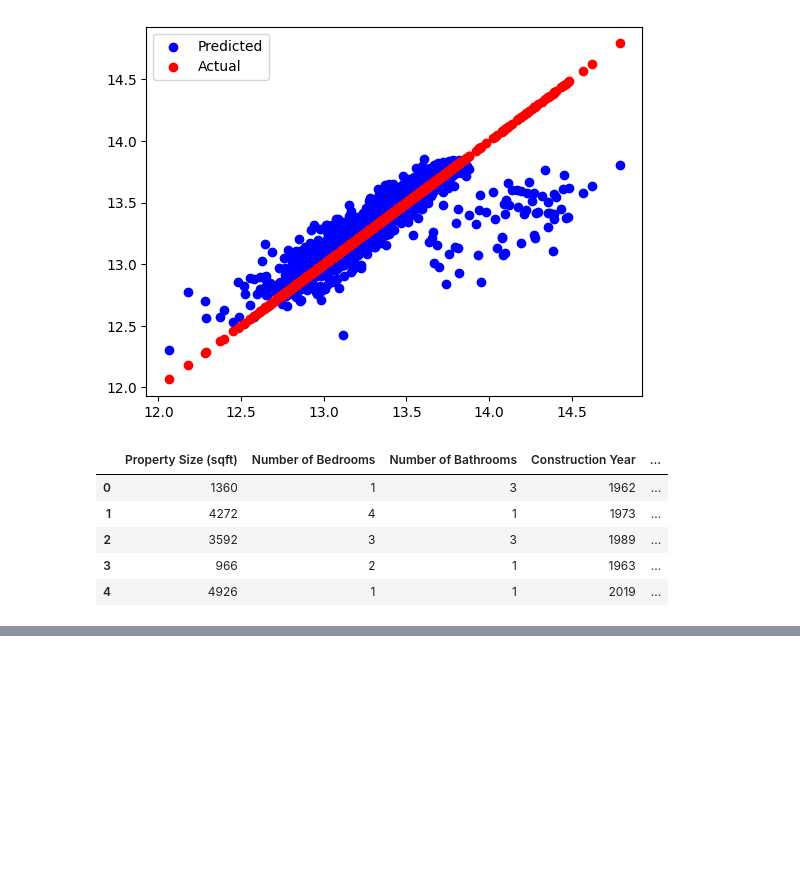
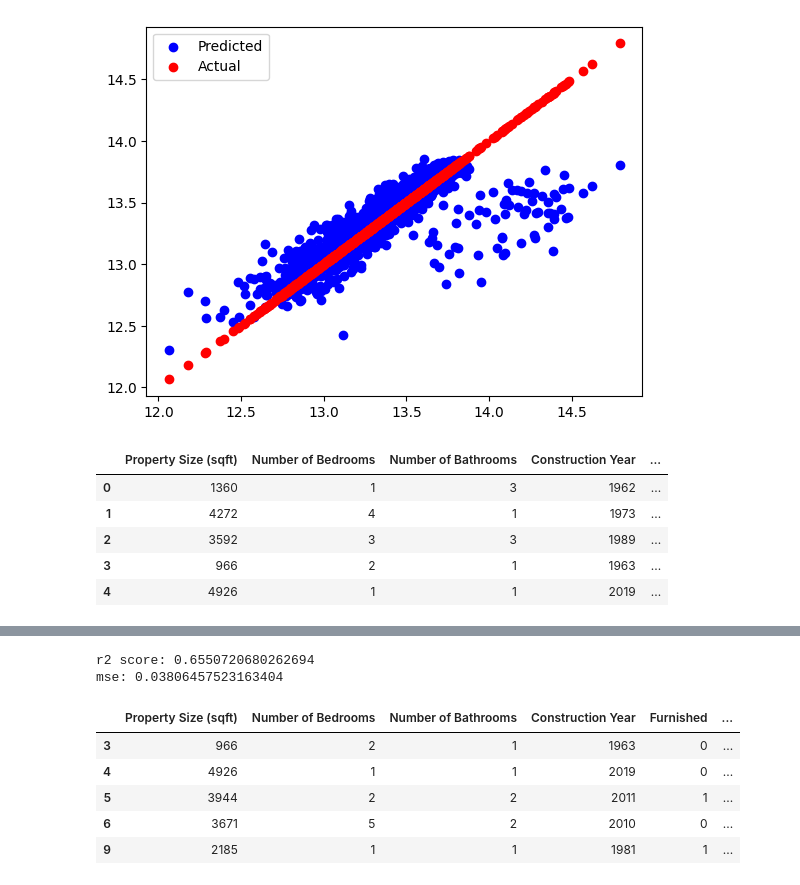
Before and after one commit to bvkiran8058/Machine-Learning, a Jupyter notebook: 1.1 regression_real_estate_dataset.ipynb, the cells around one changed output, grey strips where cells are left out. Cells and saved outputs as stored; diff of their text form; code cells hidden in the pictures; blank space fills up the shorter version.

```diff
--- a/1.1 regression_real_estate_dataset.ipynb
+++ b/1.1 regression_real_estate_dataset.ipynb
@@ -589,0 +754,20 @@ final_dataset.head()
+# %%
+regressor = LinearRegression()
+regressor.fit(X_train_scaled, y_train)
+y_pred2 = regressor.predict(X_test_scaled)
+r2 = r2_score(y_pred=y_pred2, y_true=y_test)
+print(f"r2 score: {r2}")
+mse = mean_squared_error(y_pred=y_pred2, y_true=y_test)
+print(f"mse: {mse}")
+# %% [output]
+r2 score: 0.6550720680262694
+mse: 0.03806457523163404
+# %%
+encoded_final_data.head()
+# %% [output]
+|  | Property Size (sqft) | Number of Bedrooms | Number of Bathrooms | Construction Year | Furnished | ... |
+| 3 | 966 | 2 | 1 | 1963 | 0 | ... |
+| 4 | 4926 | 1 | 1 | 2019 | 0 | ... |
+| 5 | 3944 | 2 | 2 | 2011 | 1 | ... |
+| 6 | 3671 | 5 | 2 | 2010 | 0 | ... |
+| 9 | 2185 | 1 | 1 | 1981 | 1 | ... |
```
Also changed, not shown: parts of 15 cells of this notebook.
